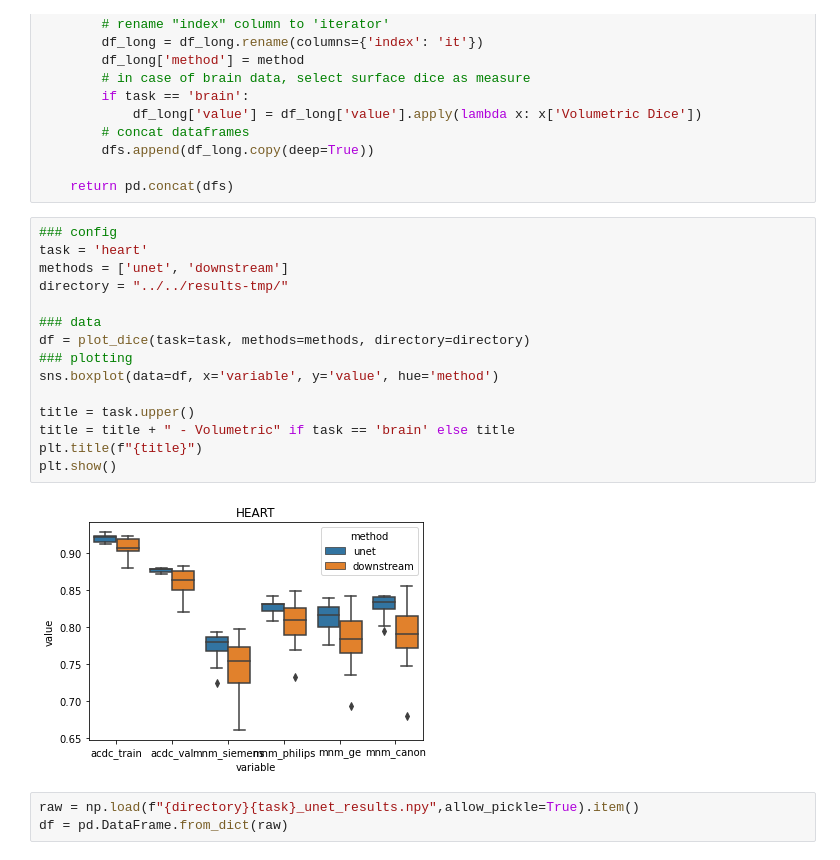
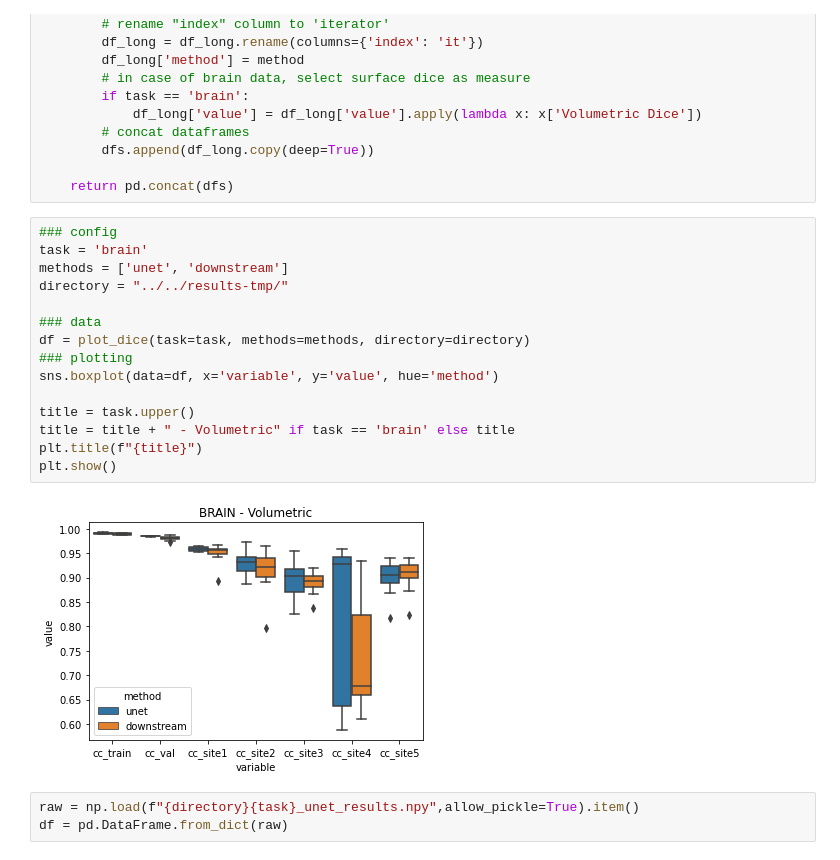
Before and after one commit to MedVisBonn/Segmentation-Distortion, a Jupyter notebook: src/demos/dice-test.ipynb, the cells around one changed output. Cells and saved outputs as stored; diff of their text form.

```diff
--- a/src/demos/dice-test.ipynb
+++ b/src/demos/dice-test.ipynb
@@ -28,21 +28,21 @@ def plot_dice(
     return pd.concat(dfs)
 # %%
 ### config
-task = 'heart'
+task = 'brain'
 methods = ['unet', 'downstream']
 directory = "../../results-tmp/"
 
 ### data
 df = plot_dice(task=task, methods=methods, directory=directory)
 ### plotting
 sns.boxplot(data=df, x='variable', y='value', hue='method')
 
 title = task.upper()
 title = title + " - Volumetric" if task == 'brain' else title
 plt.title(f"{title}")
 plt.show()
 # %% [output]
-[figure, old version]
+[figure, new version]
 # %%
 raw = np.load(f"{directory}{task}_unet_results.npy",allow_pickle=True).item()
 df = pd.DataFrame.from_dict(raw)
```
Also changed, not shown: 11 other files.
